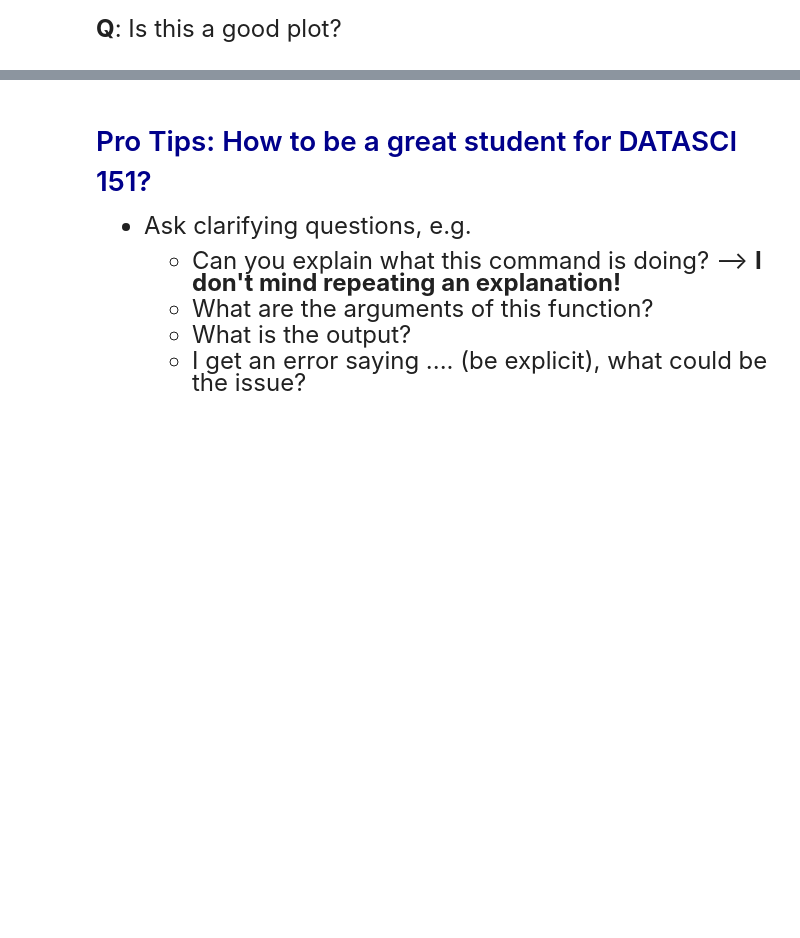
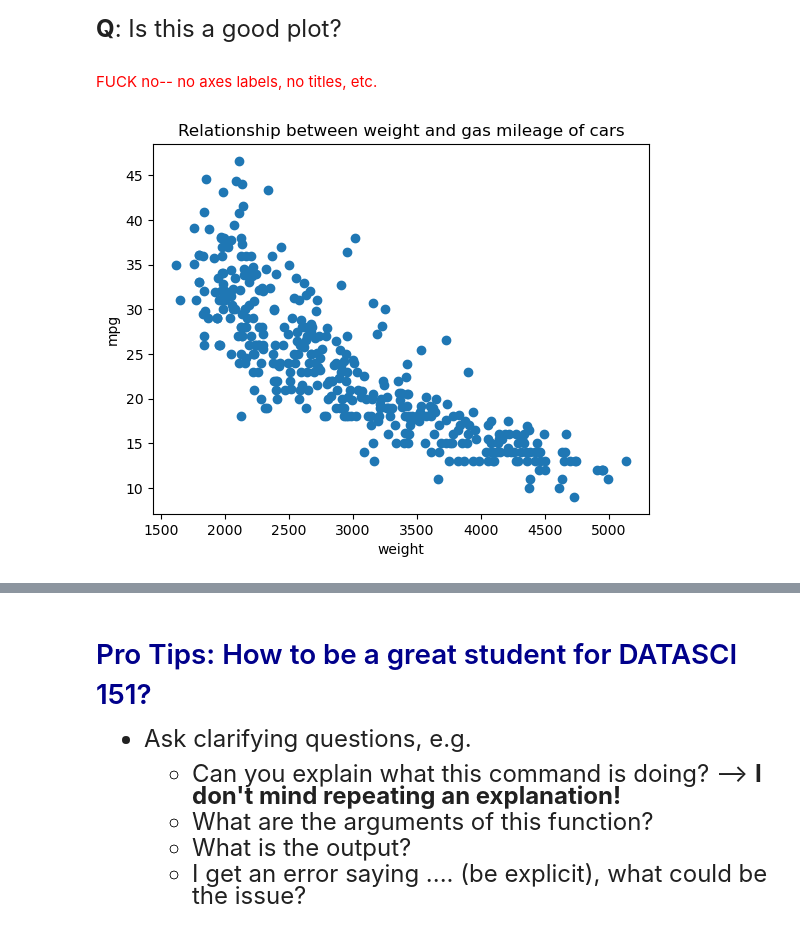
Before and after one commit to jscpauig/datasci151spring2026, a Jupyter notebook: lecture_02/lecture_02_copy_notes.ipynb, the cells around one changed output, grey strips where cells are left out. Saved outputs shown, nothing was run; the diff lists cells and outputs as text; code cells hidden in the pictures; blank space fills up the shorter version.

```diff
--- a/lecture_02/lecture_02_copy_notes.ipynb
+++ b/lecture_02/lecture_02_copy_notes.ipynb
@@ -392,6 +408,16 @@ plt.show() ## py ver of plot()
 <font size = "5">
 
 **Q**: Is this a good plot?
+# %% [markdown]
+<font color = "red"> FUCK no-- no axes labels, no titles, etc.
+# %%
+plt.scatter(x = carfeatures['weight'], y = carfeatures['mpg'])
+plt.xlabel("weight")
+plt.ylabel("mpg")
+plt.title("Relationship between weight and gas mileage of cars") ## can add \n anywhere to create a new line
+plt.show() ## py ver of plot()
+# %% [output]
+[figure, added]
 # %%
 # Try another scatter plot with x = "acceleration"
 plt.scatter(x = carfeatures["acceleration"], y = carfeatures["mpg"])
```
Also changed, not shown: parts of 3 cells of this notebook.
